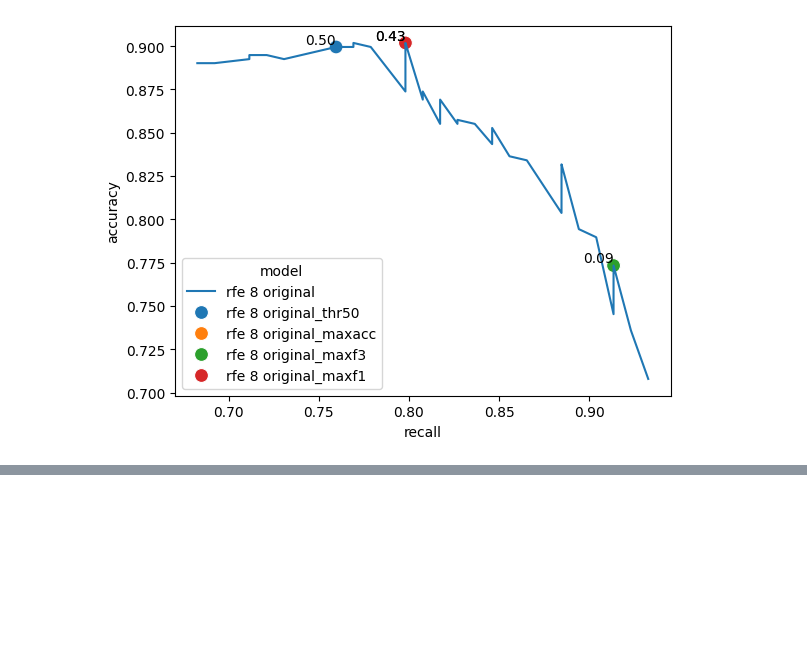
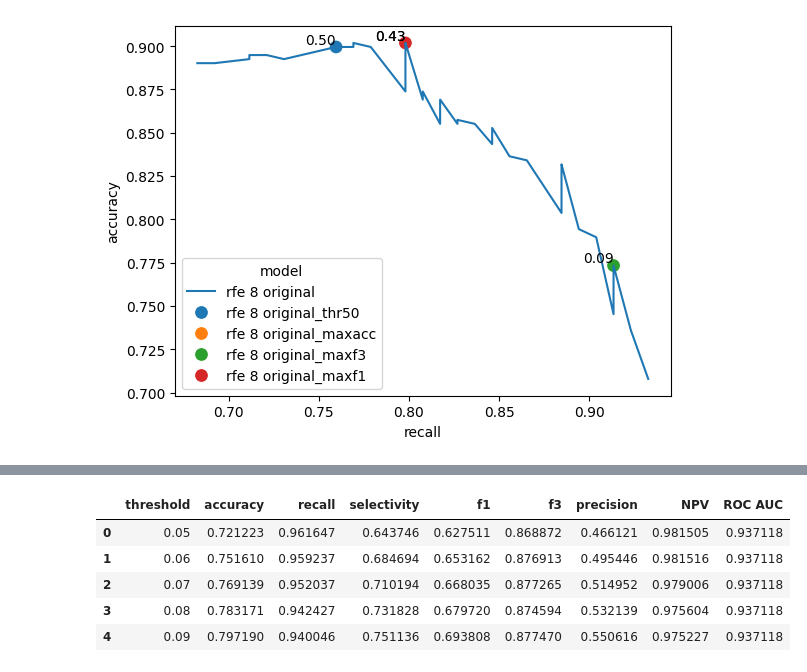
Before and after one commit to AlexanderBusa/ProgettoTeam2, a Jupyter notebook: threshold_tuning.ipynb, the cells around one changed output, grey strips where cells are left out. Drawn from its saved outputs; the diff is of its cells as text; code cells hidden in the pictures; blank space fills up the shorter version.

```diff
--- a/threshold_tuning.ipynb
+++ b/threshold_tuning.ipynb
@@ -192,0 +320,13 @@ plot_acc_recall(results_rfe)
+# %%
+df = cv_thresholds_rfe.drop(columns = ["model"]).groupby("threshold").mean()
+# %%
+df.head()
+df.reset_index(inplace = True)
+df.head()
+# %% [output]
+|  | threshold | accuracy | recall | selectivity | f1 | f3 | precision | NPV | ROC AUC |
+| 0 | 0.05 | 0.721223 | 0.961647 | 0.643746 | 0.627511 | 0.868872 | 0.466121 | 0.981505 | 0.937118 |
+| 1 | 0.06 | 0.751610 | 0.959237 | 0.684694 | 0.653162 | 0.876913 | 0.495446 | 0.981516 | 0.937118 |
+| 2 | 0.07 | 0.769139 | 0.952037 | 0.710194 | 0.668035 | 0.877265 | 0.514952 | 0.979006 | 0.937118 |
+| 3 | 0.08 | 0.783171 | 0.942427 | 0.731828 | 0.679720 | 0.874594 | 0.532139 | 0.975604 | 0.937118 |
+| 4 | 0.09 | 0.797190 | 0.940046 | 0.751136 | 0.693808 | 0.877470 | 0.550616 | 0.975227 | 0.937118 |
```
Also changed, not shown: parts of 10 cells of this notebook.
